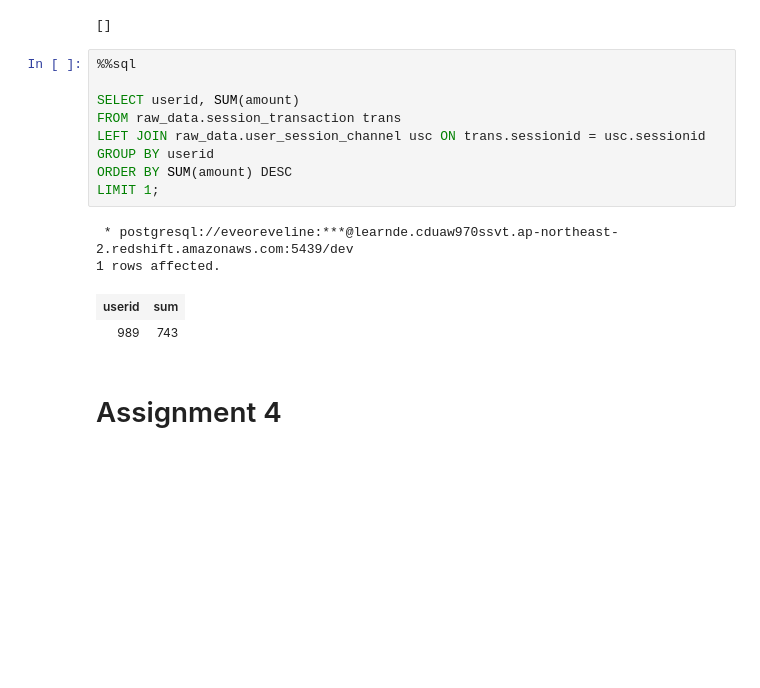
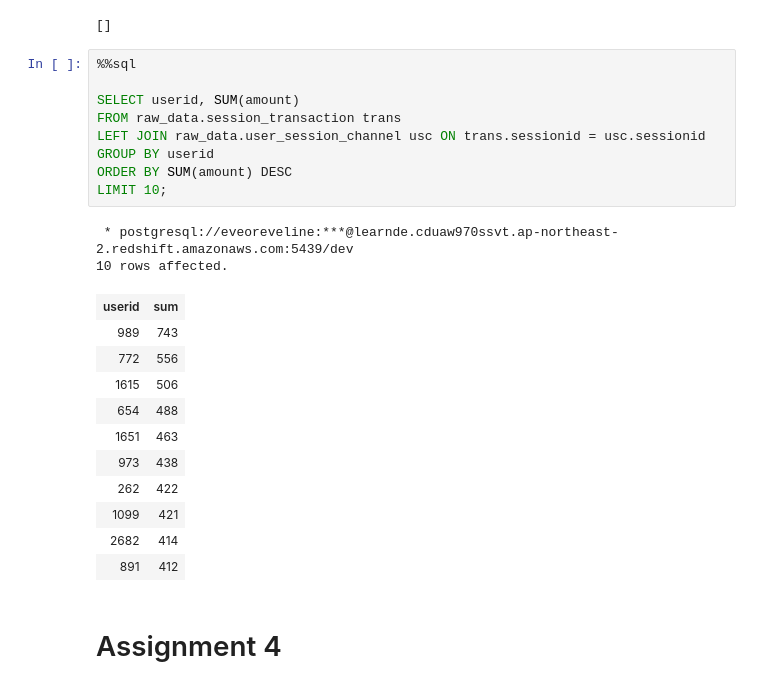
Before and after one commit to eveoreveline/programmers_airflow, a Jupyter notebook: assignment_week_2.ipynb, the cells around one changed output. Saved outputs shown, nothing was run; the diff lists cells and outputs as text; blank space fills up the shorter version.

```diff
--- a/assignment_week_2.ipynb
+++ b/assignment_week_2.ipynb
@@ -1015,16 +1015,25 @@ Done.
 # %%
 %%sql
 
 SELECT userid, SUM(amount)
 FROM raw_data.session_transaction trans
 LEFT JOIN raw_data.user_session_channel usc ON trans.sessionid = usc.sessionid
 GROUP BY userid
 ORDER BY SUM(amount) DESC
-LIMIT 1;
+LIMIT 10;
 # %% [output]
  * postgresql://eveoreveline:***@learnde.cduaw970ssvt.ap-northeast-2.redshift.amazonaws.com:5439/dev
-1 rows affected.
+10 rows affected.
 | userid | sum |
 | 989 | 743 |
+| 772 | 556 |
+| 1615 | 506 |
+| 654 | 488 |
+| 1651 | 463 |
+| 973 | 438 |
+| 262 | 422 |
+| 1099 | 421 |
+| 2682 | 414 |
+| 891 | 412 |
 # %% [markdown]
 # Assignment 4
```
Also changed, not shown: parts of 7 cells of this notebook.
